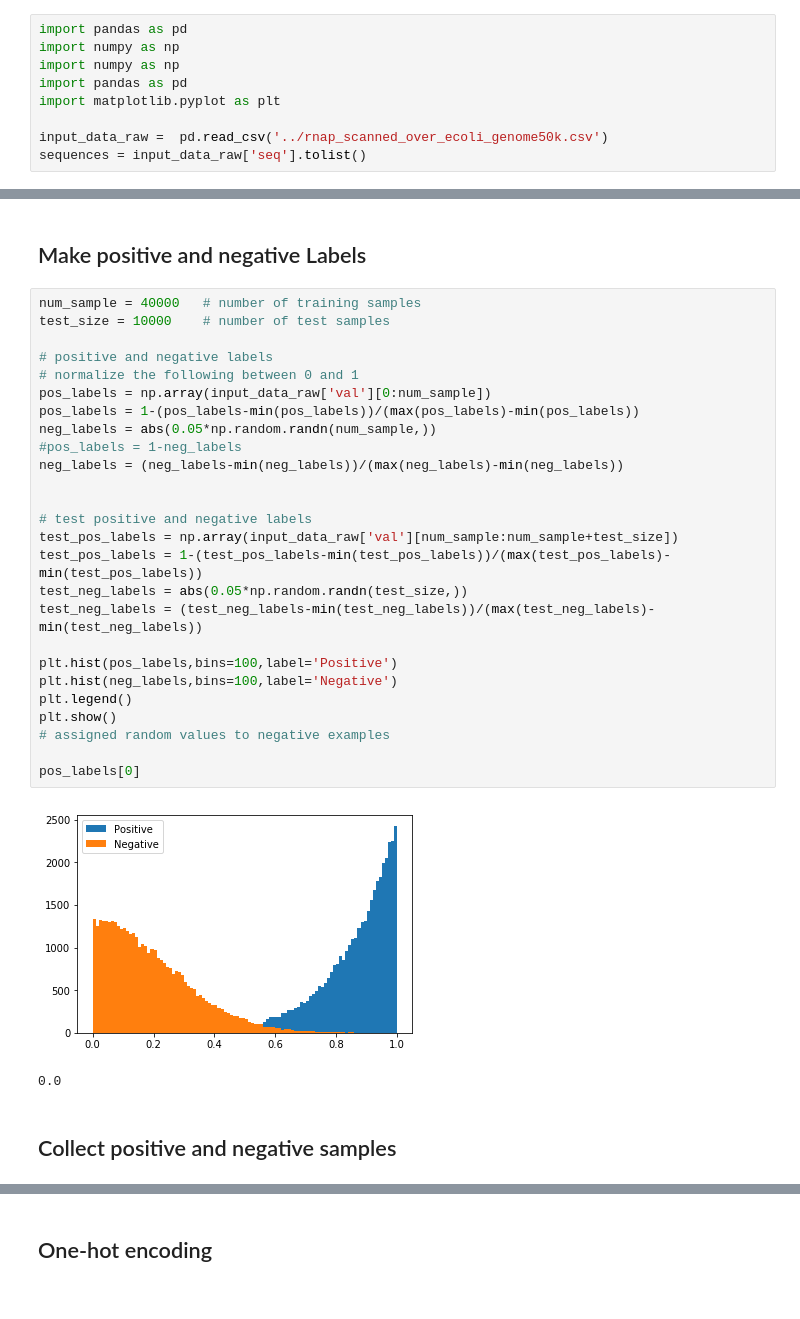
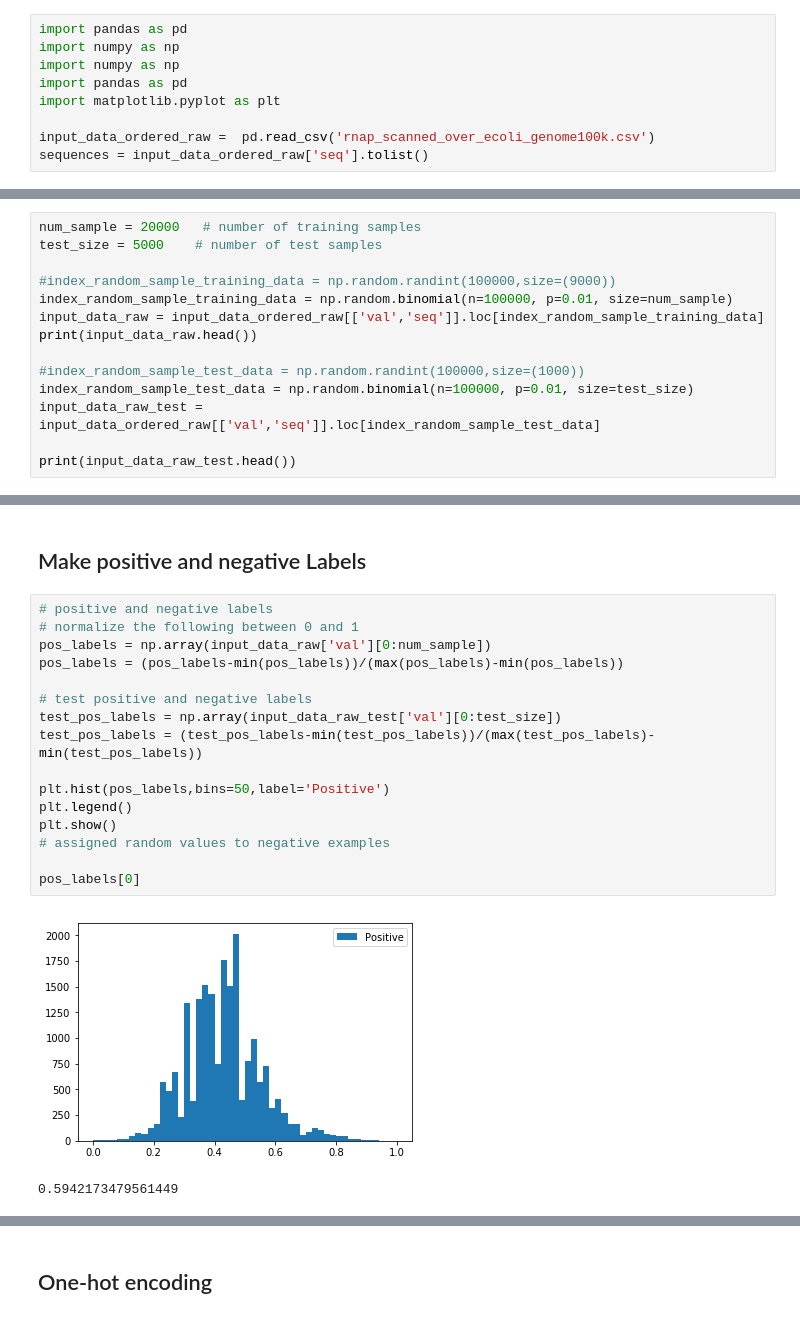
Before and after one commit to atareen/Regression-with-convolutional-neural-networks, a Jupyter notebook: CNN_RNAP_Seq_Regression.ipynb, the cells around one changed output, grey strips where cells are left out. Drawn from its saved outputs; the diff is of its cells as text.

Commit message:
Added corrected regression CNN with binomial sampling of high valued seqs

```diff
--- a/CNN_RNAP_Seq_Regression.ipynb
+++ b/CNN_RNAP_Seq_Regression.ipynb
@@ -5,6 +5,6 @@ import numpy as np
 import pandas as pd
 import matplotlib.pyplot as plt
 
-input_data_raw =  pd.read_csv('../rnap_scanned_over_ecoli_genome50k.csv')
-sequences = input_data_raw['seq'].tolist()
+input_data_ordered_raw =  pd.read_csv('rnap_scanned_over_ecoli_genome100k.csv')
+sequences = input_data_ordered_raw['seq'].tolist()
 # %%
@@ -18,0 +33,14 @@ input_data_raw.head()
+# %%
+num_sample = 20000   # number of training samples
+test_size = 5000    # number of test samples
+
+#index_random_sample_training_data = np.random.randint(100000,size=(9000))
+index_random_sample_training_data = np.random.binomial(n=100000, p=0.01, size=num_sample)
+input_data_raw = input_data_ordered_raw[['val','seq']].loc[index_random_sample_training_data]
+print(input_data_raw.head())
+
+#index_random_sample_test_data = np.random.randint(100000,size=(1000))
+index_random_sample_test_data = np.random.binomial(n=100000, p=0.01, size=test_size)
+input_data_raw_test = input_data_ordered_raw[['val','seq']].loc[index_random_sample_test_data]
+
+print(input_data_raw_test.head())
@@ -19,33 +60,21 @@ input_data_raw.head()
 # %% [markdown]
 ## Make positive and negative Labels
 # %%
-num_sample = 40000   # number of training samples
-test_size = 10000    # number of test samples
-
 # positive and negative labels
 # normalize the following between 0 and 1
 pos_labels = np.array(input_data_raw['val'][0:num_sample])
-pos_labels = 1-(pos_labels-min(pos_labels))/(max(pos_labels)-min(pos_labels))
-neg_labels = abs(0.05*np.random.randn(num_sample,))
-#pos_labels = 1-neg_labels
-neg_labels = (neg_labels-min(neg_labels))/(max(neg_labels)-min(neg_labels))
-
+pos_labels = (pos_labels-min(pos_labels))/(max(pos_labels)-min(pos_labels))
 
 # test positive and negative labels
-test_pos_labels = np.array(input_data_raw['val'][num_sample:num_sample+test_size])
-test_pos_labels = 1-(test_pos_labels-min(test_pos_labels))/(max(test_pos_labels)-min(test_pos_labels))
-test_neg_labels = abs(0.05*np.random.randn(test_size,))
-test_neg_labels = (test_neg_labels-min(test_neg_labels))/(max(test_neg_labels)-min(test_neg_labels))
+test_pos_labels = np.array(input_data_raw_test['val'][0:test_size])
+test_pos_labels = (test_pos_labels-min(test_pos_labels))/(max(test_pos_labels)-min(test_pos_labels))
 
-plt.hist(pos_labels,bins=100,label='Positive')
-plt.hist(neg_labels,bins=100,label='Negative')
+plt.hist(pos_labels,bins=50,label='Positive')
 plt.legend()
 plt.show()
 # assigned random values to negative examples
 
 pos_labels[0]
 # %% [output]
-[figure, old version]
+[figure, new version]
-0.0
+0.5942173479561449
-# %% [markdown]
-## Collect positive and negative samples
```
Also changed, not shown: parts of 20 cells of this notebook.
